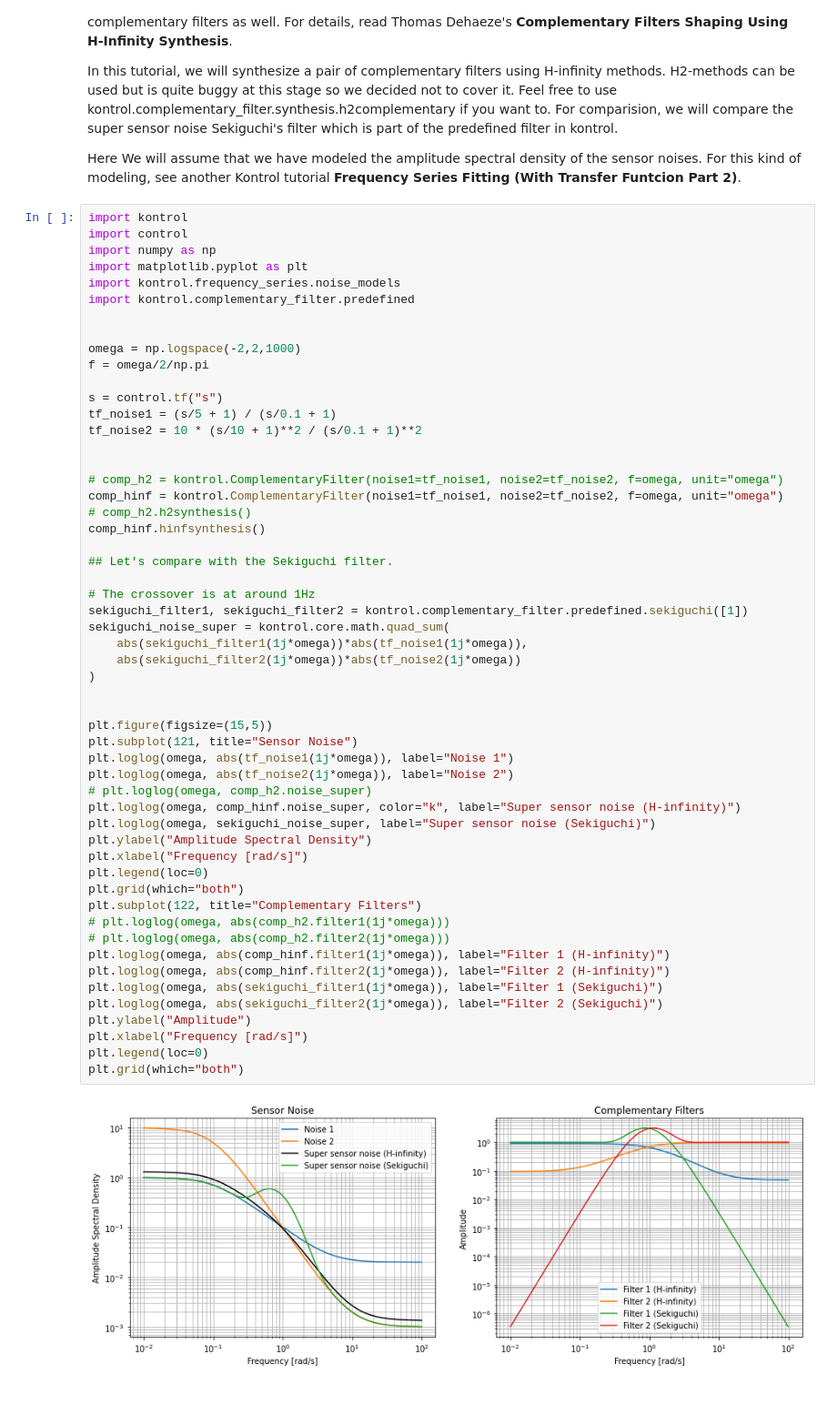
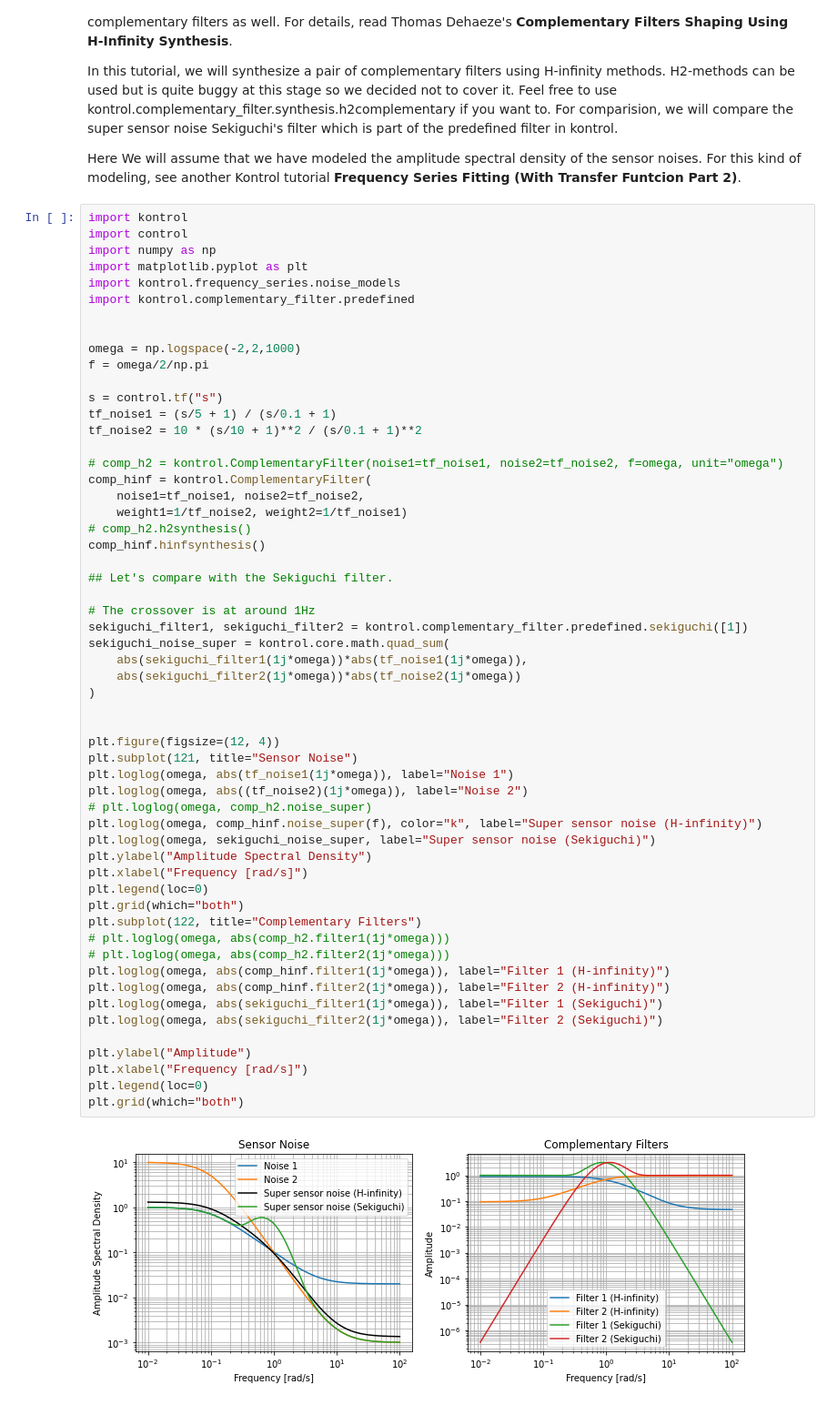
Before and after one commit to terrencetec/kontrol, a Jupyter notebook: docs/source/tutorials/complementary_filter_synthesis_using_h-infinity_methods.ipynb, the cells around one changed output. Shown at 91% size. Cells and saved outputs as stored; diff of their text form.

Commit message:
Update h-infinity complementary filter tutorials

```diff
--- a/docs/source/tutorials/complementary_filter_synthesis_using_h-infinity_methods.ipynb
+++ b/docs/source/tutorials/complementary_filter_synthesis_using_h-infinity_methods.ipynb
@@ -27,43 +27,45 @@ s = control.tf("s")
 tf_noise1 = (s/5 + 1) / (s/0.1 + 1)
 tf_noise2 = 10 * (s/10 + 1)**2 / (s/0.1 + 1)**2
 
-
 # comp_h2 = kontrol.ComplementaryFilter(noise1=tf_noise1, noise2=tf_noise2, f=omega, unit="omega")
-comp_hinf = kontrol.ComplementaryFilter(noise1=tf_noise1, noise2=tf_noise2, f=omega, unit="omega")
+comp_hinf = kontrol.ComplementaryFilter(
+    noise1=tf_noise1, noise2=tf_noise2,
+    weight1=1/tf_noise2, weight2=1/tf_noise1)
 # comp_h2.h2synthesis()
 comp_hinf.hinfsynthesis()
 
 ## Let's compare with the Sekiguchi filter.
 
 # The crossover is at around 1Hz
 sekiguchi_filter1, sekiguchi_filter2 = kontrol.complementary_filter.predefined.sekiguchi([1])
 sekiguchi_noise_super = kontrol.core.math.quad_sum(
     abs(sekiguchi_filter1(1j*omega))*abs(tf_noise1(1j*omega)),
     abs(sekiguchi_filter2(1j*omega))*abs(tf_noise2(1j*omega))
 )
 
 
-plt.figure(figsize=(15,5))
+plt.figure(figsize=(12, 4))
 plt.subplot(121, title="Sensor Noise")
 plt.loglog(omega, abs(tf_noise1(1j*omega)), label="Noise 1")
-plt.loglog(omega, abs(tf_noise2(1j*omega)), label="Noise 2")
+plt.loglog(omega, abs((tf_noise2)(1j*omega)), label="Noise 2")
 # plt.loglog(omega, comp_h2.noise_super)
-plt.loglog(omega, comp_hinf.noise_super, color="k", label="Super sensor noise (H-infinity)")
+plt.loglog(omega, comp_hinf.noise_super(f), color="k", label="Super sensor noise (H-infinity)")
 plt.loglog(omega, sekiguchi_noise_super, label="Super sensor noise (Sekiguchi)")
 plt.ylabel("Amplitude Spectral Density")
 plt.xlabel("Frequency [rad/s]")
 plt.legend(loc=0)
 plt.grid(which="both")
 plt.subplot(122, title="Complementary Filters")
 # plt.loglog(omega, abs(comp_h2.filter1(1j*omega)))
 # plt.loglog(omega, abs(comp_h2.filter2(1j*omega)))
 plt.loglog(omega, abs(comp_hinf.filter1(1j*omega)), label="Filter 1 (H-infinity)")
 plt.loglog(omega, abs(comp_hinf.filter2(1j*omega)), label="Filter 2 (H-infinity)")
 plt.loglog(omega, abs(sekiguchi_filter1(1j*omega)), label="Filter 1 (Sekiguchi)")
 plt.loglog(omega, abs(sekiguchi_filter2(1j*omega)), label="Filter 2 (Sekiguchi)")
+
 plt.ylabel("Amplitude")
 plt.xlabel("Frequency [rad/s]")
 plt.legend(loc=0)
 plt.grid(which="both")
 # %% [output]
-[figure, old version]
+[figure, new version]
```
Also changed, not shown: parts of 5 cells of this notebook, 1 other file.
